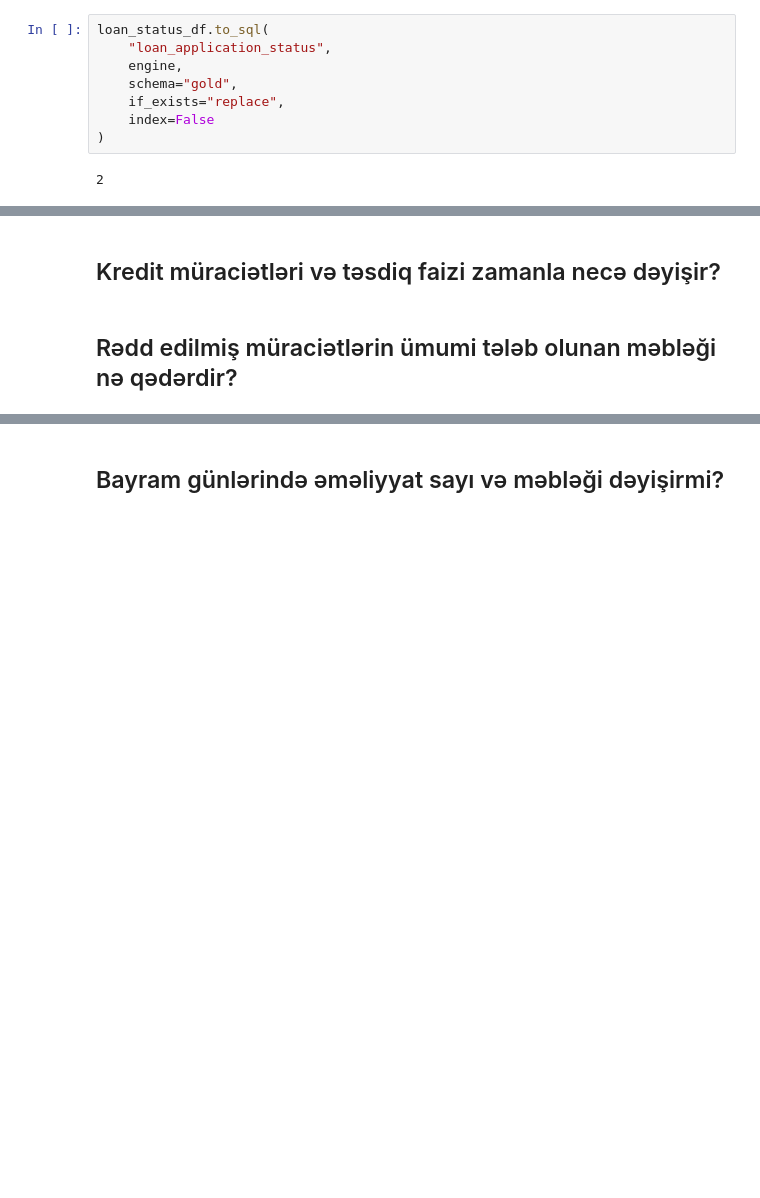
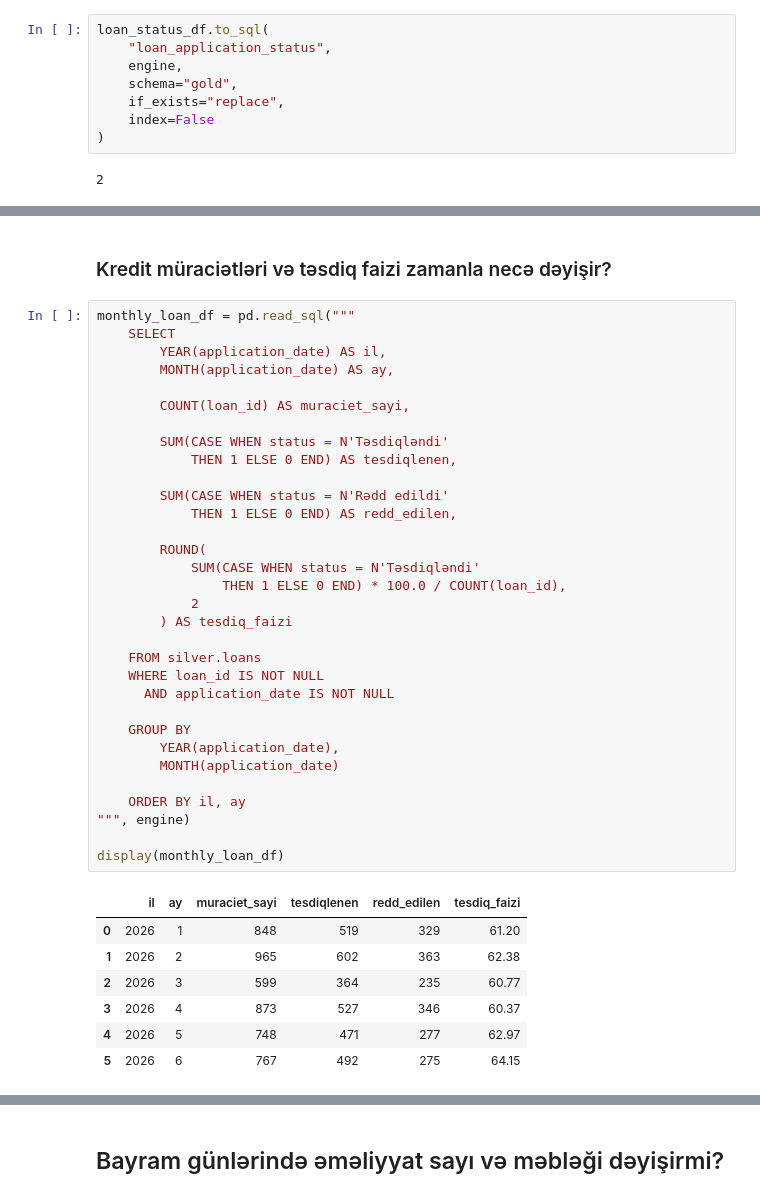
Before and after one commit to mashadiyevasabina/Bank_Analysis, a Jupyter notebook: notebooks/3_Gold/04.sql_report copy.ipynb, the cells around one changed output, grey strips where cells are left out. Saved outputs shown, nothing was run; the diff lists cells and outputs as text; blank space fills up the shorter version.

```diff
--- a/notebooks/3_Gold/04.sql_report copy.ipynb
+++ b/notebooks/3_Gold/04.sql_report copy.ipynb
@@ -718,4 +1064,42 @@ display(rejection_reason_df)
 # %% [markdown]
-## 	Kredit müraciətləri və təsdiq faizi zamanla necə dəyişir?
+### 	Kredit müraciətləri və təsdiq faizi zamanla necə dəyişir?
-# %% [markdown]
-## Rədd edilmiş müraciətlərin ümumi tələb olunan məbləği nə qədərdir?
+# %%
+monthly_loan_df = pd.read_sql("""
+    SELECT
+        YEAR(application_date) AS il,
+        MONTH(application_date) AS ay,
+
+        COUNT(loan_id) AS muraciet_sayi,
+
+        SUM(CASE WHEN status = N'Təsdiqləndi'
+            THEN 1 ELSE 0 END) AS tesdiqlenen,
+
+        SUM(CASE WHEN status = N'Rədd edildi'
+            THEN 1 ELSE 0 END) AS redd_edilen,
+
+        ROUND(
+            SUM(CASE WHEN status = N'Təsdiqləndi'
+                THEN 1 ELSE 0 END) * 100.0 / COUNT(loan_id),
+            2
+        ) AS tesdiq_faizi
+
+    FROM silver.loans
+    WHERE loan_id IS NOT NULL
+      AND application_date IS NOT NULL
+
+    GROUP BY
+        YEAR(application_date),
+        MONTH(application_date)
+
+    ORDER BY il, ay
+""", engine)
+
+display(monthly_loan_df)
+# %% [output]
+|  | il | ay | muraciet_sayi | tesdiqlenen | redd_edilen | tesdiq_faizi |
+| 0 | 2026 | 1 | 848 | 519 | 329 | 61.20 |
+| 1 | 2026 | 2 | 965 | 602 | 363 | 62.38 |
+| 2 | 2026 | 3 | 599 | 364 | 235 | 60.77 |
+| 3 | 2026 | 4 | 873 | 527 | 346 | 60.37 |
+| 4 | 2026 | 5 | 748 | 471 | 277 | 62.97 |
+| 5 | 2026 | 6 | 767 | 492 | 275 | 64.15 |
```
Also changed, not shown: parts of 42 cells of this notebook, 3 other files.
